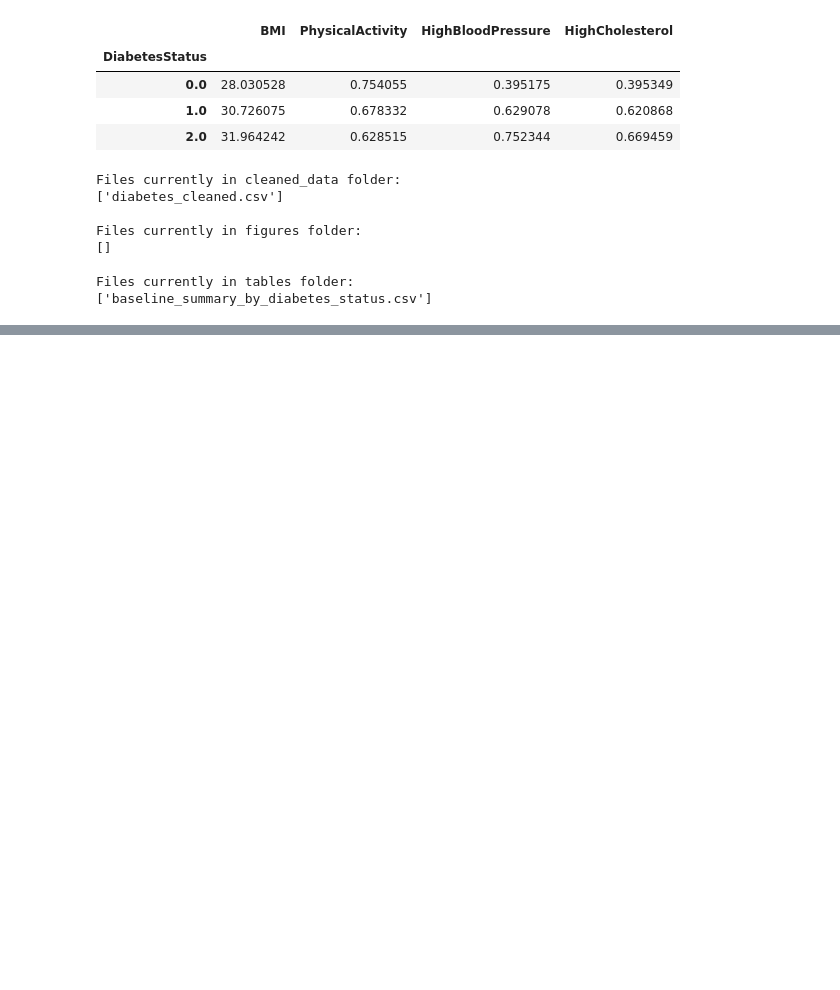
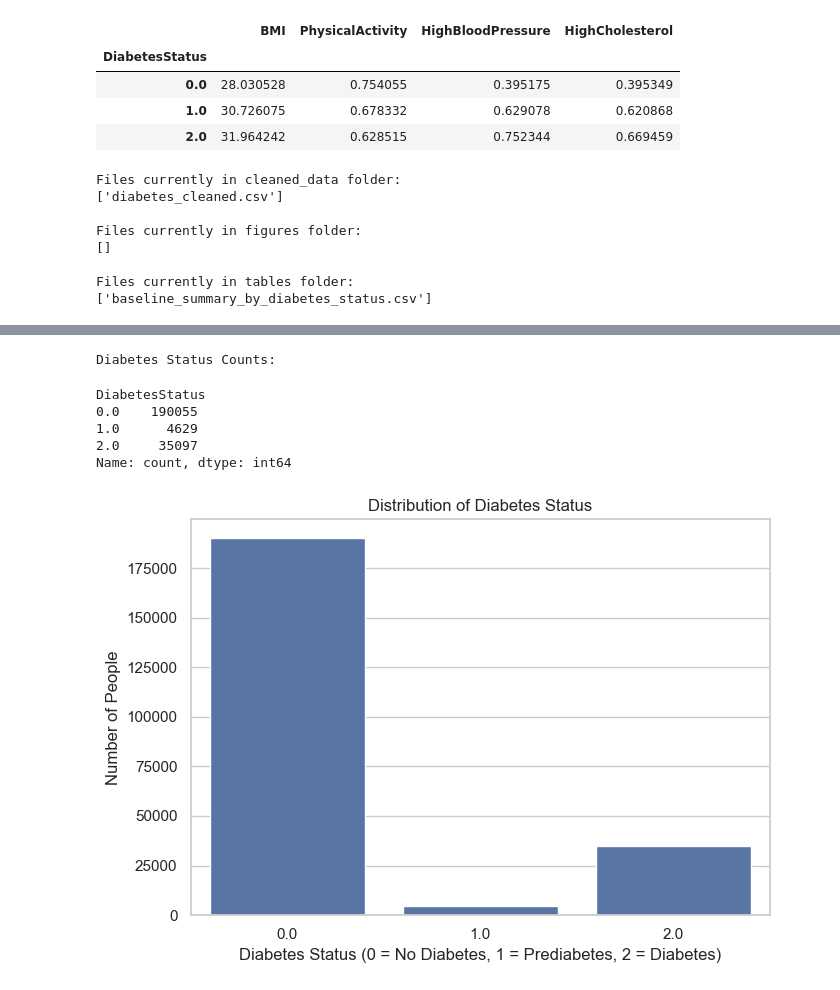
Before and after one commit to Amaanster1234/INFO-I211---Final-Project-, a Jupyter notebook: final_project.ipynb, the cells around one changed output, grey strips where cells are left out. Saved outputs shown, nothing was run; the diff lists cells and outputs as text; code cells hidden in the pictures; blank space fills up the shorter version.

```diff
--- a/final_project.ipynb
+++ b/final_project.ipynb
@@ -423,0 +440,15 @@ Files currently in tables folder:
+# %%
+# ============================================================
+# Section 2: Exploratory Data Analysis and Visualizations
+# ============================================================
+
+print("SECTION 2: EXPLORATORY DATA ANALYSIS")
+print("-" * 50)
+
+# Set visual style
+sns.set_theme(style="whitegrid")
+
+print("Dataset shape:", df.shape)
+
+print("Summary statistics:")
+display(df.describe())
@@ -423,0 +469,28 @@ Files currently in tables folder:
+# %%
+# ----------------------------
+# Diabetes status distribution
+# ----------------------------
+
+diabetes_counts = df["DiabetesStatus"].value_counts().sort_index()
+
+print("Diabetes Status Counts:")
+display(diabetes_counts)
+
+plt.figure(figsize=(7, 5))
+sns.countplot(x="DiabetesStatus", data=df)
+
+plt.title("Distribution of Diabetes Status")
+plt.xlabel("Diabetes Status (0 = No Diabetes, 1 = Prediabetes, 2 = Diabetes)")
+plt.ylabel("Number of People")
+
+plt.tight_layout()
+plt.savefig(os.path.join(figures_folder, "diabetes_status_distribution.png"))
+plt.show()
+# %% [output]
+Diabetes Status Counts:
+DiabetesStatus
+0.0    190055
+1.0      4629
+2.0     35097
+Name: count, dtype: int64
+[figure, added]
```
Also changed, not shown: parts of 7 cells of this notebook.
